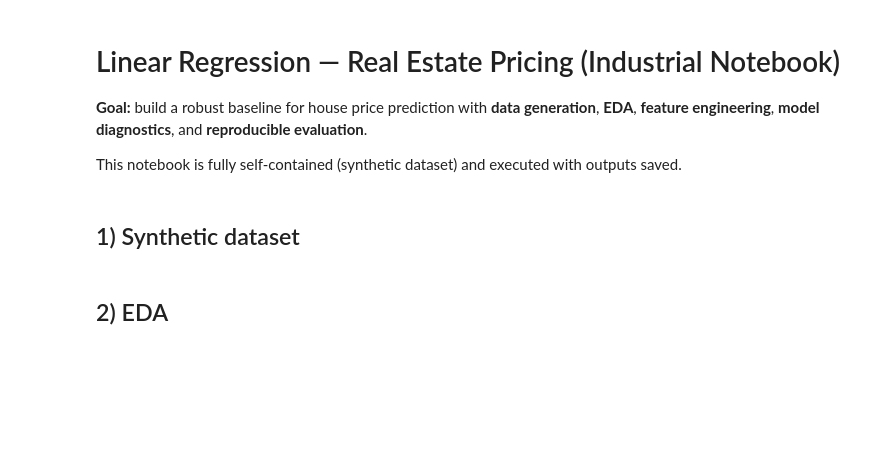
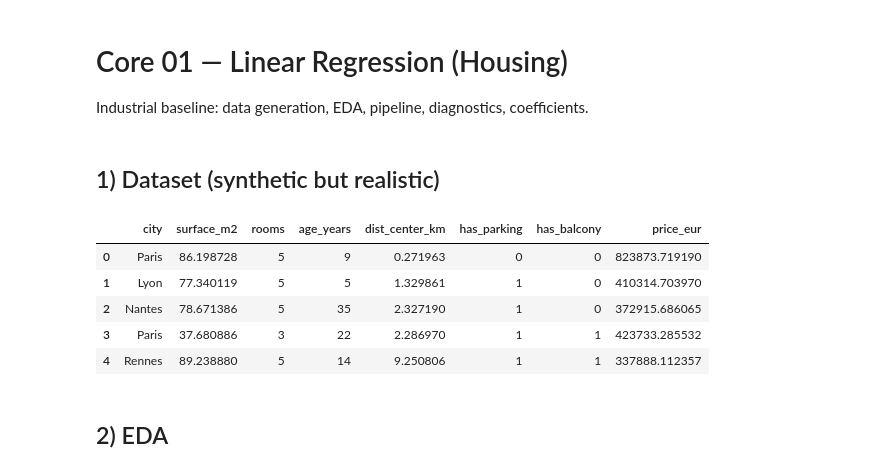
Before and after one commit to Brainfeed-1996/advanced-ml-mastery-collection, a Jupyter notebook: core/01-Linear-Regression-Housing.ipynb, the cells around one changed output. Cells and saved outputs as stored; diff of their text form; code cells hidden in the pictures; blank space fills up the shorter version.

Commit message:
Rebuild core notebooks 01/02 with outputs; add core rebuild tool

```diff
--- a/core/01-Linear-Regression-Housing.ipynb
+++ b/core/01-Linear-Regression-Housing.ipynb
@@ -1,9 +1,7 @@
-# %% [markdown]
-# Linear Regression — Real Estate Pricing (Industrial Notebook)
-
-**Goal:** build a robust baseline for house price prediction with **data generation**, **EDA**, **feature engineering**, **model diagnostics**, and **reproducible evaluation**.
-
-This notebook is fully self-contained (synthetic dataset) and executed with outputs saved.
+# %% [markdown]
+# Core 01 — Linear Regression (Housing)
+
+Industrial baseline: data generation, EDA, pipeline, diagnostics, coefficients.
 # %%
 import numpy as np
 import pandas as pd
@@ -21,42 +17,30 @@ sns.set_theme(style='whitegrid')
-# %% [markdown]
-## 1) Synthetic dataset
+# %% [markdown]
+## 1) Dataset (synthetic but realistic)
 # %%
-n = 2500
-cities = np.random.choice(['Rennes', 'Paris', 'Nantes', 'Lyon'], size=n, p=[0.35,0.25,0.25,0.15])
-surface = np.clip(np.random.normal(62, 18, size=n), 18, 200)
-rooms = np.clip((surface/18 + np.random.normal(0,0.7,size=n)).round().astype(int), 1, 8)
-age = np.clip(np.random.exponential(scale=18, size=n).round().astype(int), 0, 120)
-dist_center_km = np.clip(np.random.gamma(shape=2.0, scale=2.0, size=n), 0.2, 25)
-has_parking = np.random.binomial(1, 0.55, size=n)
-has_balcony = np.random.binomial(1, 0.42, size=n)
-
-city_base = {'Paris': 9500, 'Lyon': 5200, 'Rennes': 4300, 'Nantes': 4700}
-base_ppm2 = np.array([city_base[c] for c in cities], dtype=float)
-
-# Non-linearities + interactions
-ppm2 = (base_ppm2
-        * (1 - 0.018*dist_center_km)
-        * (1 + 0.06*has_balcony)
-        * (1 + 0.045*has_parking)
-        * (1 - 0.0025*age)
-       )
-ppm2 = np.clip(ppm2, 1800, None)
-
-noise = np.random.normal(0, 18000, size=n)
-price = surface * ppm2 + 12000*(rooms>=3) + noise
-price = np.clip(price, 45000, None)
-
-df = pd.DataFrame({
-    'city': cities,
-    'surface_m2': surface,
-    'rooms': rooms,
-    'age_years': age,
-    'dist_center_km': dist_center_km,
-    'has_parking': has_parking.astype(int),
-    'has_balcony': has_balcony.astype(int),
-    'price_eur': price
-})
+n=3000
+city=np.random.choice(['Rennes','Paris','Nantes','Lyon'], size=n, p=[0.35,0.25,0.25,0.15])
+surface=np.clip(np.random.normal(65, 20, n), 18, 220)
+rooms=np.clip((surface/18 + np.random.normal(0,0.8,n)).round().astype(int), 1, 9)
+age=np.clip(np.random.exponential(18, n).round().astype(int), 0, 120)
+dist=np.clip(np.random.gamma(2.1, 2.0, n), 0.2, 28)
+parking=np.random.binomial(1, 0.58, n)
+balcony=np.random.binomial(1, 0.44, n)
+base={'Paris': 9800, 'Lyon': 5400, 'Rennes': 4400, 'Nantes': 4800}
+ppm2=np.array([base[c] for c in city], dtype=float)
+ppm2 = ppm2*(1-0.017*dist)*(1+0.055*balcony)*(1+0.045*parking)*(1-0.0022*age)
+ppm2=np.clip(ppm2, 1800, None)
+noise=np.random.normal(0, 22000, n)
+price = surface*ppm2 + 10000*(rooms>=3) + noise
+price=np.clip(price, 45000, None)
+df=pd.DataFrame({'city':city,'surface_m2':surface,'rooms':rooms,'age_years':age,'dist_center_km':dist,'has_parking':parking,'has_balcony':balcony,'price_eur':price})
 df.head()
+# %% [output]
+|  | city | surface_m2 | rooms | age_years | dist_center_km | has_parking | has_balcony | price_eur |
+| 0 | Paris | 86.198728 | 5 | 9 | 0.271963 | 0 | 0 | 823873.719190 |
+| 1 | Lyon | 77.340119 | 5 | 5 | 1.329861 | 1 | 0 | 410314.703970 |
+| 2 | Nantes | 78.671386 | 5 | 35 | 2.327190 | 1 | 0 | 372915.686065 |
+| 3 | Paris | 37.680886 | 3 | 22 | 2.286970 | 1 | 1 | 423733.285532 |
+| 4 | Rennes | 89.238880 | 5 | 14 | 9.250806 | 1 | 1 | 337888.112357 |
 # %% [markdown]
 ## 2) EDA
 # %%
```
Also changed, not shown: parts of 15 cells of this notebook, 2 other files.
